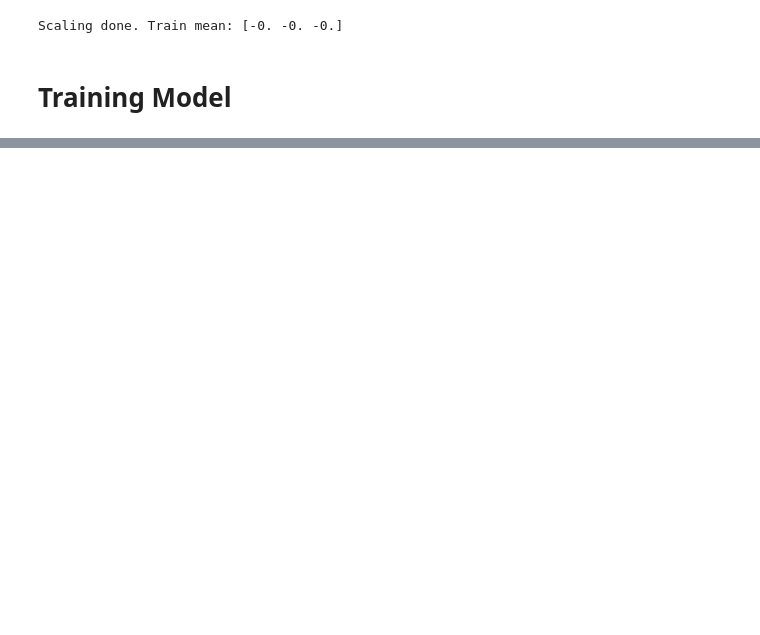
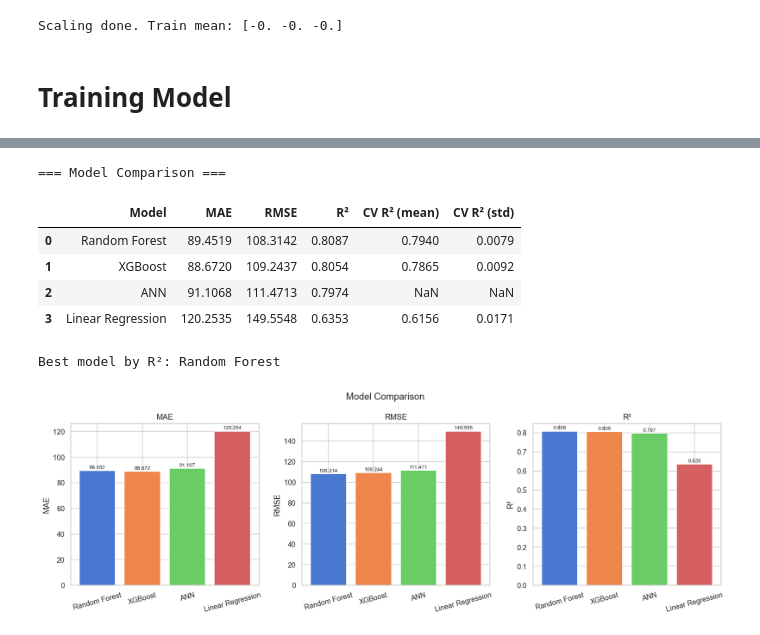
Before and after one commit to heyisula/caloriesense, a Jupyter notebook: train.ipynb, the cells around one changed output, grey strips where cells are left out. Cells and saved outputs as stored; diff of their text form; code cells hidden in the pictures; blank space fills up the shorter version.

```diff
--- a/train.ipynb
+++ b/train.ipynb
@@ -732,0 +754,38 @@ ANN:
+# %%
+# ── Model Comparison Table ───────────────────────────────────────────────
+results_df = pd.DataFrame(results).T.reset_index()
+results_df.columns = ['Model', 'MAE', 'RMSE', 'R\u00b2', 'CV R\u00b2 (mean)', 'CV R\u00b2 (std)']
+results_df = results_df.sort_values('R\u00b2', ascending=False).reset_index(drop=True)
+results_df[['MAE','RMSE','R\u00b2','CV R\u00b2 (mean)','CV R\u00b2 (std)']] = \
+    results_df[['MAE','RMSE','R\u00b2','CV R\u00b2 (mean)','CV R\u00b2 (std)']].round(4)
+
+print('=== Model Comparison ===')
+display(results_df)
+
+best_model_name = results_df.iloc[0]['Model']
+print(f'\nBest model by R\u00b2: {best_model_name}')
+
+metrics = ['MAE', 'RMSE', 'R\u00b2']
+fig, axes = plt.subplots(1, 3, figsize=(15, 5))
+colors = sns.color_palette('muted', len(results_df))
+for ax, metric in zip(axes, metrics):
+    bars = ax.bar(results_df['Model'], results_df[metric], color=colors)
+    ax.set_title(metric)
+    ax.set_ylabel(metric)
+    ax.tick_params(axis='x', rotation=15)
+    for bar, val in zip(bars, results_df[metric]):
+        ax.text(bar.get_x() + bar.get_width()/2,
+                bar.get_height() + 0.005 * bar.get_height(),
+                f'{val:.3f}', ha='center', va='bottom', fontsize=8)
+plt.suptitle('Model Comparison')
+plt.tight_layout()
+plt.show()
+# %% [output]
+=== Model Comparison ===
+|  | Model | MAE | RMSE | R² | CV R² (mean) | CV R² (std) |
+| 0 | Random Forest | 89.4519 | 108.3142 | 0.8087 | 0.7940 | 0.0079 |
+| 1 | XGBoost | 88.6720 | 109.2437 | 0.8054 | 0.7865 | 0.0092 |
+| 2 | ANN | 91.1068 | 111.4713 | 0.7974 | NaN | NaN |
+| 3 | Linear Regression | 120.2535 | 149.5548 | 0.6353 | 0.6156 | 0.0171 |
+Best model by R²: Random Forest
+[figure, added]
```
Also changed, not shown: parts of 9 cells of this notebook.
